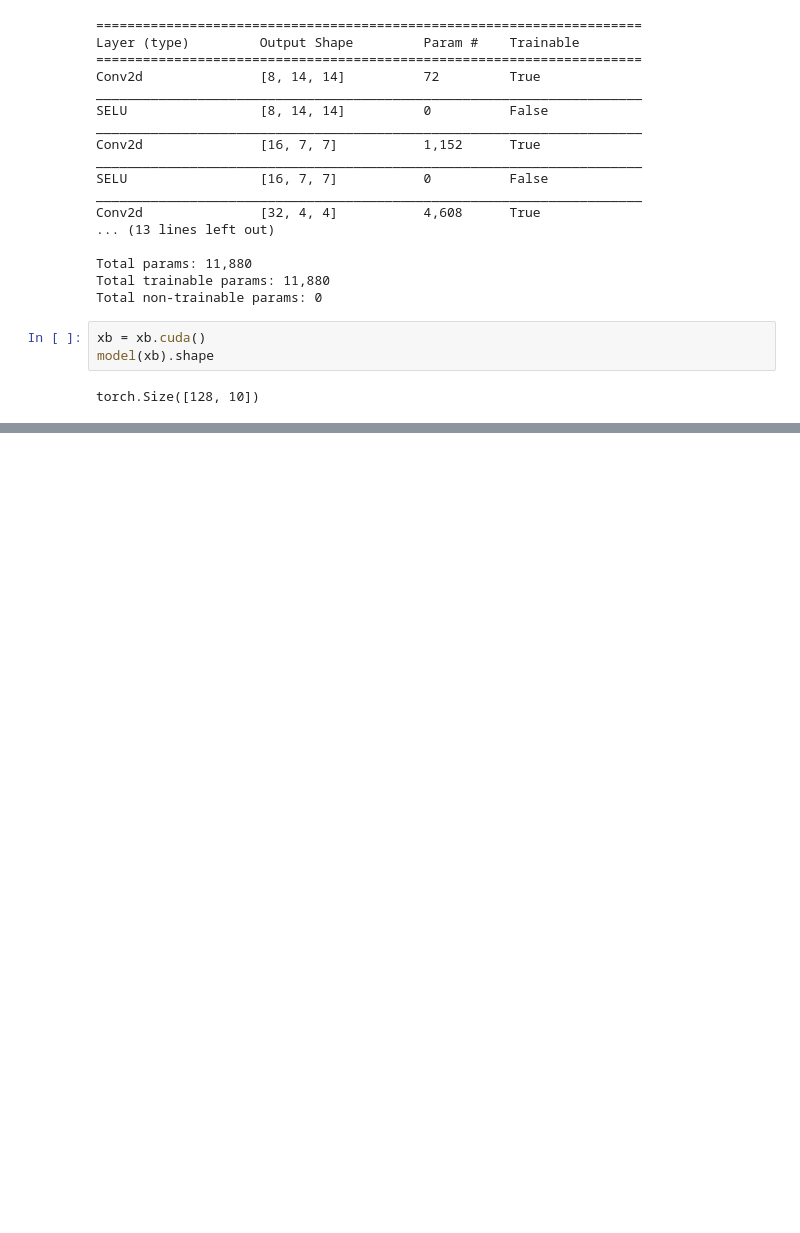
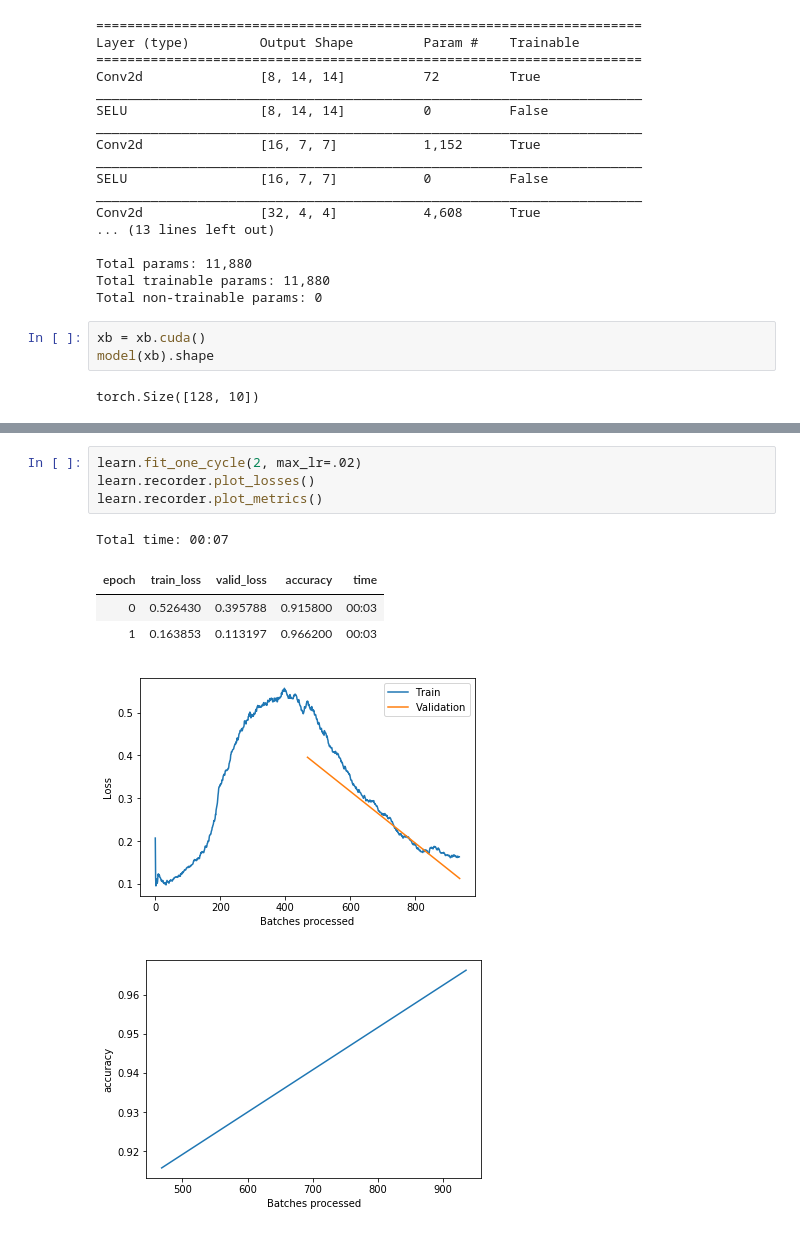
Before and after one commit to nithinivi/DL_learning, a Jupyter notebook: SSN.ipynb, the cells around one changed output, grey strips where cells are left out. Drawn from its saved outputs; the diff is of its cells as text; blank space fills up the shorter version.

```diff
--- a/SSN.ipynb
+++ b/SSN.ipynb
@@ -234,0 +233,11 @@ Total time: 00:17
+# %%
+learn.fit_one_cycle(2, max_lr=.02)
+learn.recorder.plot_losses()
+learn.recorder.plot_metrics()
+# %% [output]
+Total time: 00:07
+| epoch | train_loss | valid_loss | accuracy | time |
+| 0 | 0.526430 | 0.395788 | 0.915800 | 00:03 |
+| 1 | 0.163853 | 0.113197 | 0.966200 | 00:03 |
+[figure, added]
+[figure, added]
```
Also changed, not shown: parts of 11 cells of this notebook.
